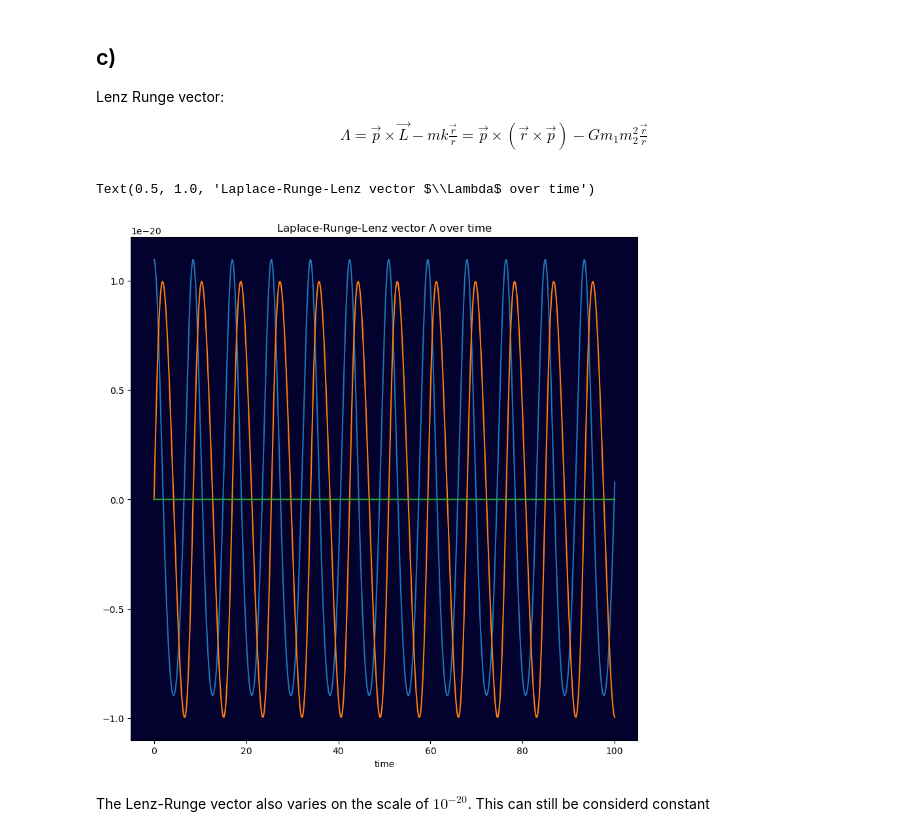
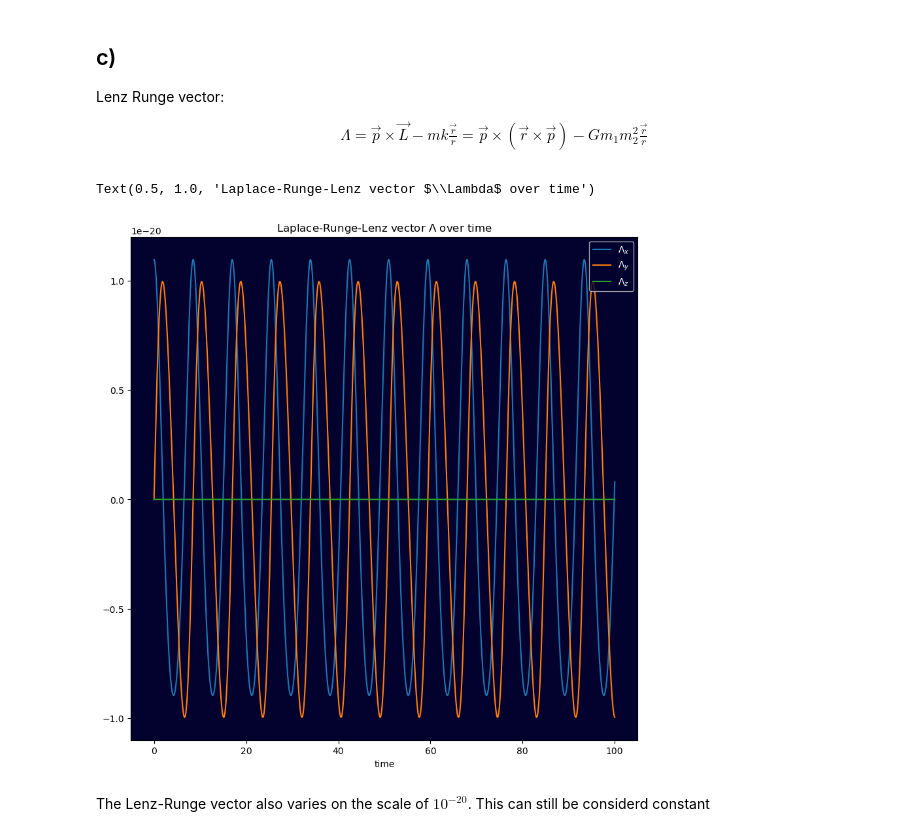
Before and after one commit to FSchierok/compPhys, a Jupyter notebook: Sheet03/A1.ipynb, the cells around one changed output. Cells and saved outputs as stored; diff of their text form; code cells hidden in the pictures.

Commit message:
add labels to the lenz-runge vector

```diff
--- a/Sheet03/A1.ipynb
+++ b/Sheet03/A1.ipynb
@@ -206,17 +206,20 @@ Lenz Runge vector:
 # %%
 def lenzRunge(y, m1, m2, G=1):
     r2 = y[:, DIM : 2 * DIM]
     p2 = y[:, 3 * DIM : 4 * DIM]
     return np.cross(p2, np.cross(r2, p2)) - G * m1 * m2**2 * r2 / norm(r2)
 
 
 lenzRungeVector = lenzRunge(trajectory, m_Planet, m_RS)
-plt.plot(time, lenzRungeVector)
+plt.plot(time, lenzRungeVector[:, 0], label="$\Lambda_x$")
+plt.plot(time, lenzRungeVector[:, 1], label="$\Lambda_y$")
+plt.plot(time, lenzRungeVector[:, 2], label="$\Lambda_z$")
+plt.legend(labelcolor="white")
 plt.xlabel("time")
 plt.title("Laplace-Runge-Lenz vector $\Lambda$ over time")
 # %% [output]
 Text(0.5, 1.0, 'Laplace-Runge-Lenz vector $\\Lambda$ over time')
-[figure, old version]
+[figure, new version]
 # %% [markdown]
 The Lenz-Runge vector also varies on the scale of $10^{-20}$. This can still be considerd constant
 # %%
```
Also changed, not shown: parts of 2 cells of this notebook.
